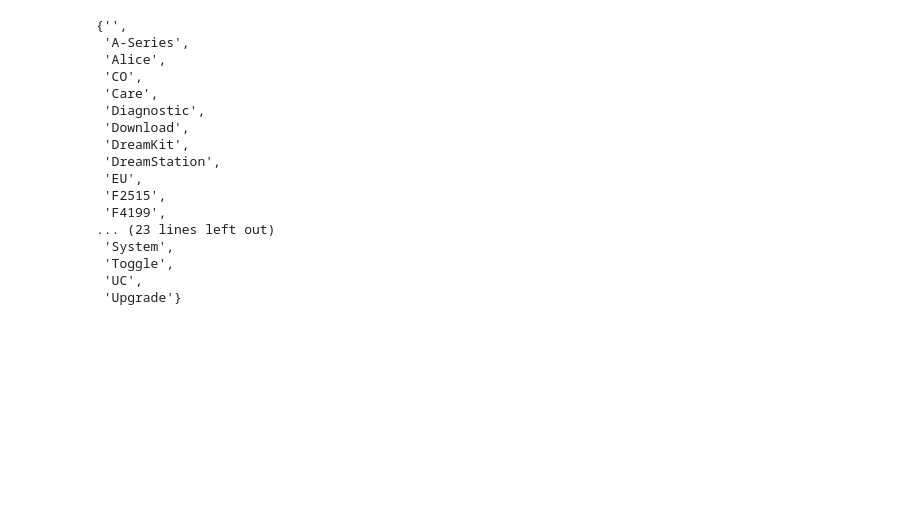
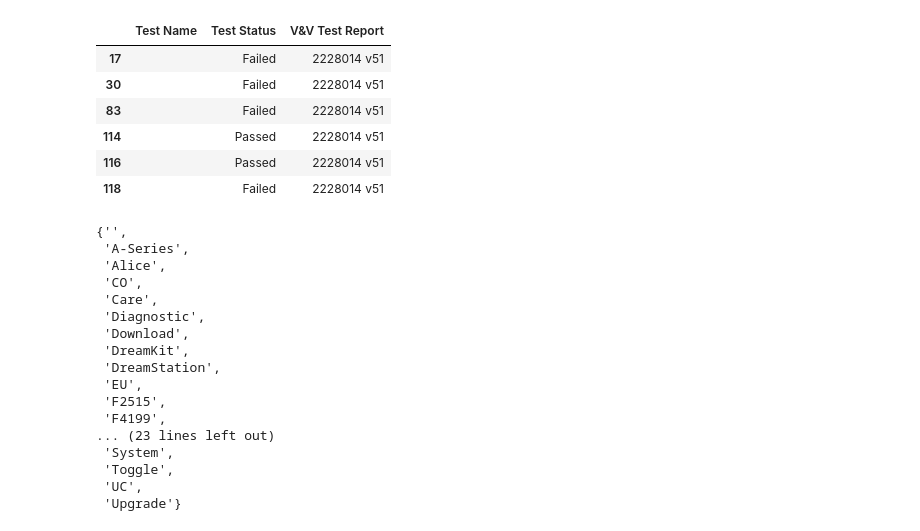
Before and after one commit to jacoblee628/systemsproject, a Jupyter notebook: src/more_experiments.ipynb, the cells around one changed output. Saved outputs shown, nothing was run; the diff lists cells and outputs as text; code cells hidden in the pictures; blank space fills up the shorter version.

```diff
--- a/src/more_experiments.ipynb
+++ b/src/more_experiments.ipynb
@@ -25,6 +25,16 @@ manual
 | 133 | UC US45400 MaskSelector tablet ap... | Passed | 2228014 v51 |
 | 134 | F5056 Toggle Test | Passed | 2228014 v51 |
 135 rows × 3 columns
+# %%
+manual.loc[manual["Test Name"].isin([""])]
+# %% [output]
+|  | Test Name | Test Status | V&V Test Report |
+| 17 |  | Failed | 2228014 v51 |
+| 30 |  | Failed | 2228014 v51 |
+| 83 |  | Failed | 2228014 v51 |
+| 114 |  | Passed | 2228014 v51 |
+| 116 |  | Passed | 2228014 v51 |
+| 118 |  | Failed | 2228014 v51 |
 # %%
 set([s.split(" ")[0] for s in manual.test_name.values])
 # %% [output]
```
Also changed, not shown: parts of 10 cells of this notebook, 3 other files.
